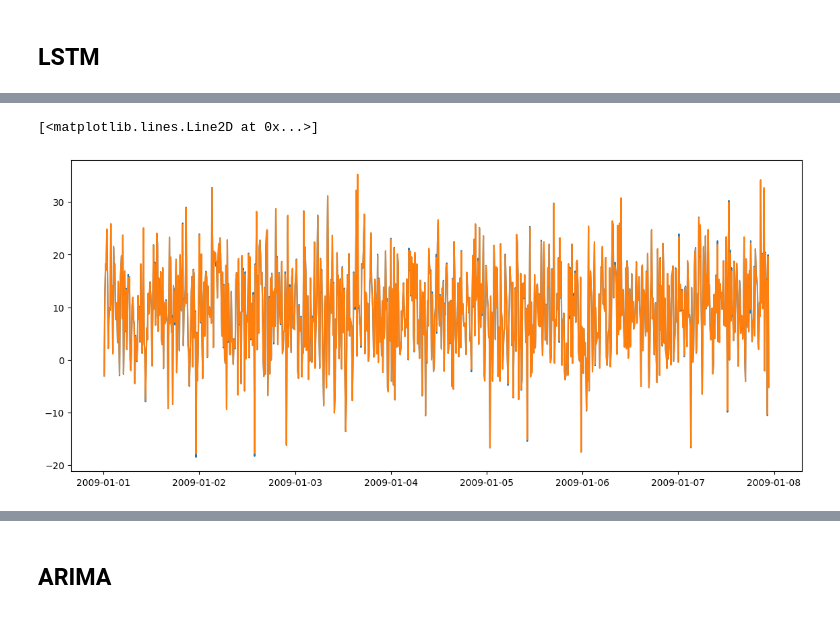
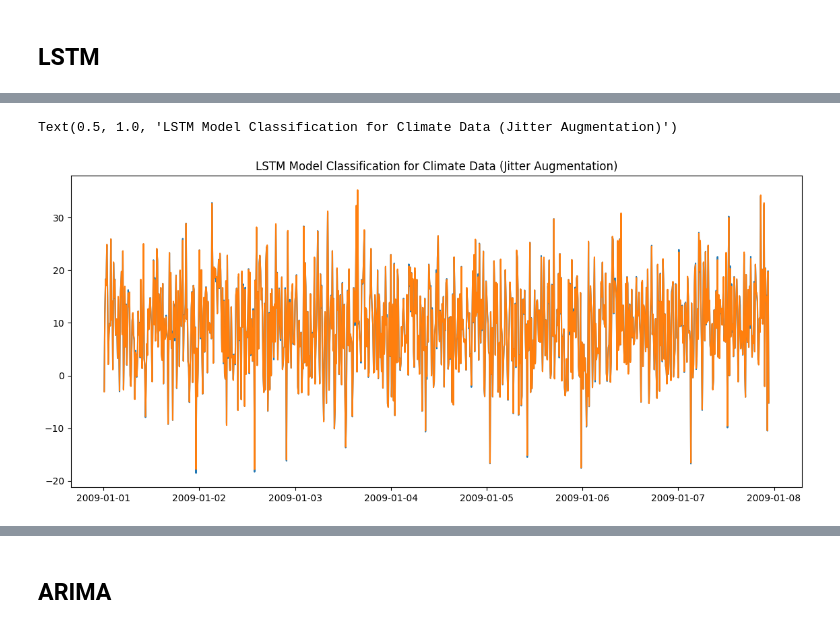
Before and after one commit to avokhuese/Ensemble-Stacking, a Jupyter notebook: Jitter_Augmentation.ipynb, the cells around one changed output, grey strips where cells are left out. Saved outputs shown, nothing was run; the diff lists cells and outputs as text; code cells hidden in the pictures.

```diff
--- a/Jitter_Augmentation.ipynb
+++ b/Jitter_Augmentation.ipynb
@@ -174,4 +165,5 @@ train_results.index=temp.head(294382).index
 plt.figure(figsize=(14, 6))
 plt.plot(train_results.head(1000)['Train Predictions'])
 plt.plot(train_results.head(1000)['Actuals'])
+plt.title('LSTM Model Classification for Climate Data (Jitter Augmentation)')
 # %% [output]
@@ -179,5 +171,5 @@ plt.plot(train_results.head(1000)['Actuals'])
-[<matplotlib.lines.Line2D at 0x...>]
+Text(0.5, 1.0, 'LSTM Model Classification for Climate Data (Jitter Augmentation)')
-[figure, old version]
+[figure, new version]
 # %%
 test_predictions_lstm=model.predict(X_test).flatten()
 test_results = pd.DataFrame(data={'Test Predictions': test_predictions_lstm, 'Actuals': y_test})
```
Also changed, not shown: parts of 38 cells of this notebook, 6 other files.
